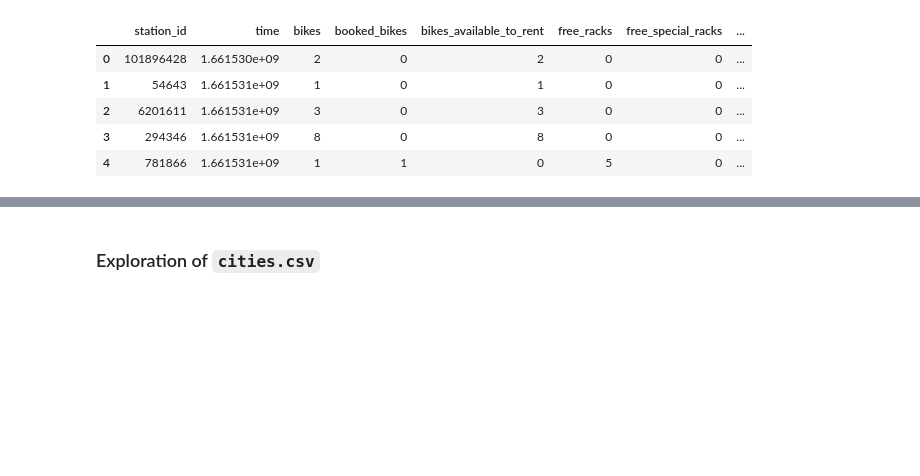
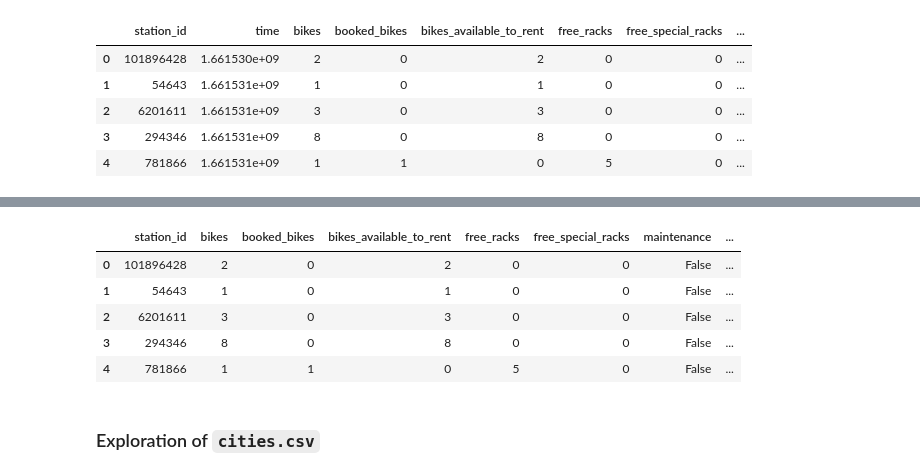
Before and after one commit to Memeel/ML_Challenge, a Jupyter notebook: notebook/challenge.ipynb, the cells around one changed output, grey strips where cells are left out. Saved outputs shown, nothing was run; the diff lists cells and outputs as text; code cells hidden in the pictures; blank space fills up the shorter version.

```diff
--- a/notebook/challenge.ipynb
+++ b/notebook/challenge.ipynb
@@ -522,3 +559,21 @@ df_stations_status.head()
+# %%
+# Convert UTC datetime to local timezone datetime
+stations["local_time"] = stations.apply(
+    lambda row: row["datetime"].tz_convert(row["timezone"]),
+    axis=1
+)
+
+stations["hour"] = stations["local_time"].map(lambda x: x.hour)
+stations["day_of_week"] = stations["local_time"].map(lambda x: x.dayofweek)
+stations["is_weekend"] = stations["day_of_week"] >= 5
+stations.head()
+# %% [output]
+|  | station_id | bikes | booked_bikes | bikes_available_to_rent | free_racks | free_special_racks | maintenance | ... |
+| 0 | 101896428 | 2 | 0 | 2 | 0 | 0 | False | ... |
+| 1 | 54643 | 1 | 0 | 1 | 0 | 0 | False | ... |
+| 2 | 6201611 | 3 | 0 | 3 | 0 | 0 | False | ... |
+| 3 | 294346 | 8 | 0 | 8 | 0 | 0 | False | ... |
+| 4 | 781866 | 1 | 1 | 0 | 5 | 0 | False | ... |
 # %% [markdown]
 ### Exploration of `cities.csv`
 # %%
```
Also changed, not shown: parts of 11 cells of this notebook.
